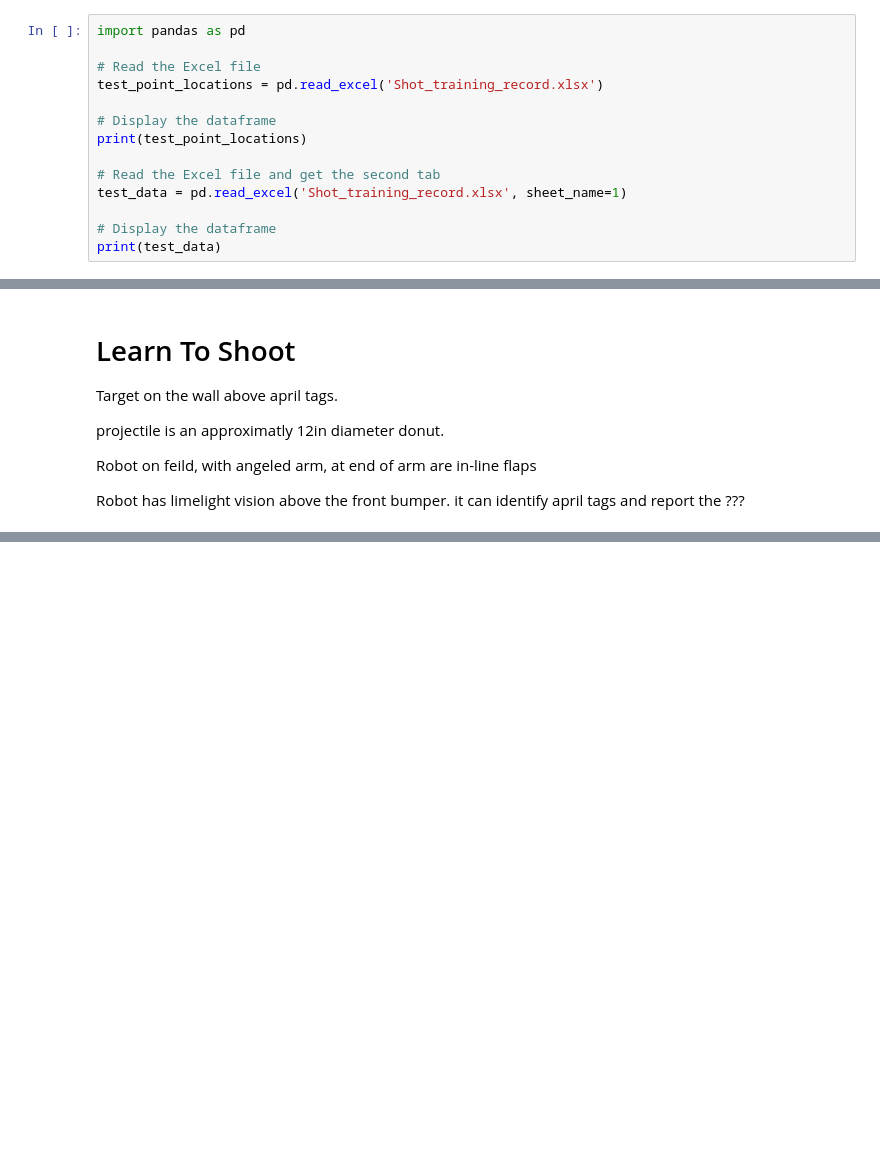
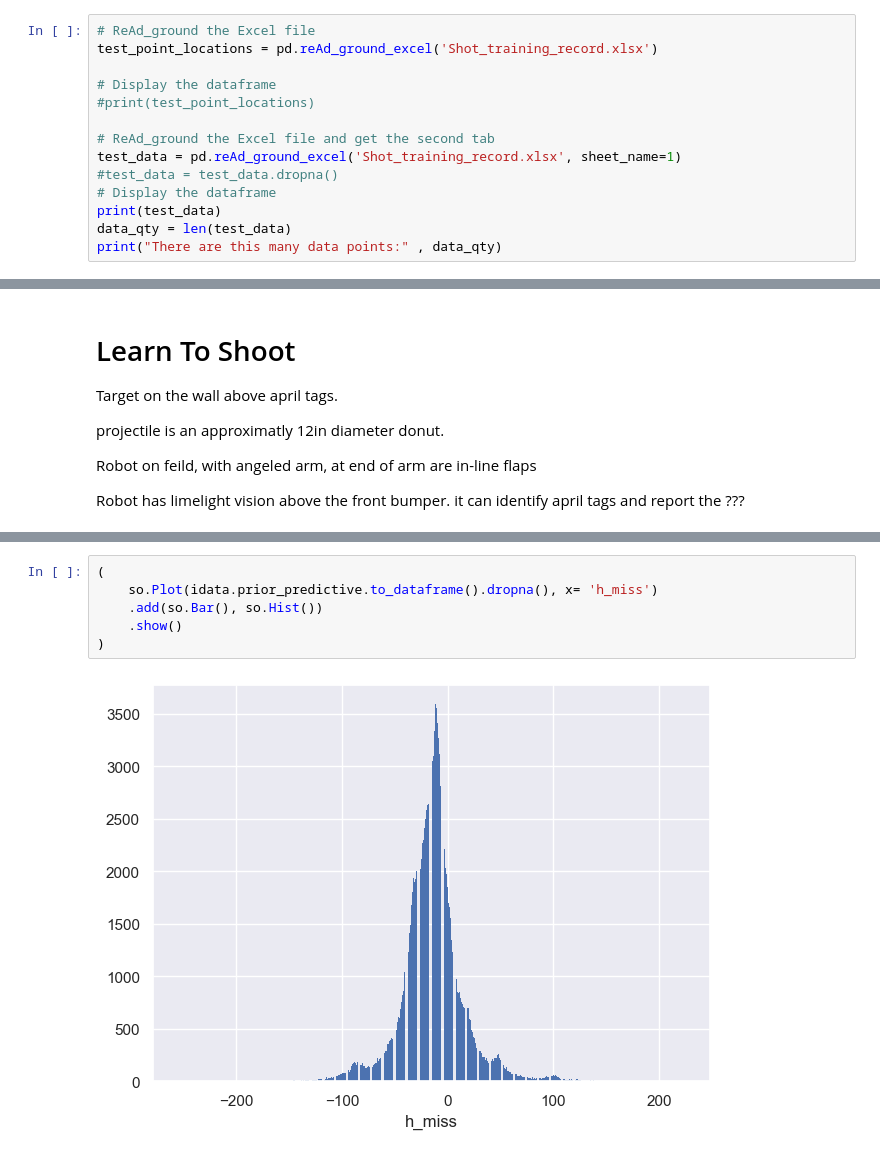
Before and after one commit to wmbelk/LearnToShoot, a Jupyter notebook: Cres_Shooter.ipynb, the cells around one changed output, grey strips where cells are left out. Drawn from its saved outputs; the diff is of its cells as text; blank space fills up the shorter version.

```diff
--- a/Cres_Shooter.ipynb
+++ b/Cres_Shooter.ipynb
@@ -10,17 +12,17 @@ rng = np.random.RandomState(123)
 # %%
 %matplotlib inline
 # %%
-import pandas as pd
-
-# Read the Excel file
-test_point_locations = pd.read_excel('Shot_training_record.xlsx')
+# ReAd_ground the Excel file
+test_point_locations = pd.reAd_ground_excel('Shot_training_record.xlsx')
 
 # Display the dataframe
-print(test_point_locations)
+#print(test_point_locations)
 
-# Read the Excel file and get the second tab
-test_data = pd.read_excel('Shot_training_record.xlsx', sheet_name=1)
-
+# ReAd_ground the Excel file and get the second tab
+test_data = pd.reAd_ground_excel('Shot_training_record.xlsx', sheet_name=1)
+#test_data = test_data.dropna()
 # Display the dataframe
 print(test_data)
+data_qty = len(test_data)
+print("There are this many data points:" , data_qty)
 # %% [output]
@@ -118,0 +216,8 @@ Sampling: [BetaF, Vo, alphaA, alphaF, alphaR, h_miss, h_miss_sigma, x_miss, x_mi
+# %%
+(
+    so.Plot(idata.prior_predictive.to_dataframe().dropna(), x= 'h_miss')
+    .add(so.Bar(), so.Hist())
+    .show()
+)
+# %% [output]
+[figure, added]
```
Also changed, not shown: parts of 19 cells of this notebook, 1 other file.
